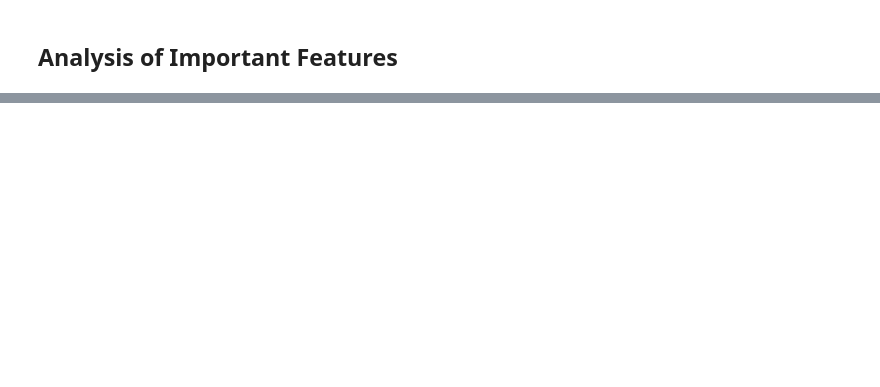
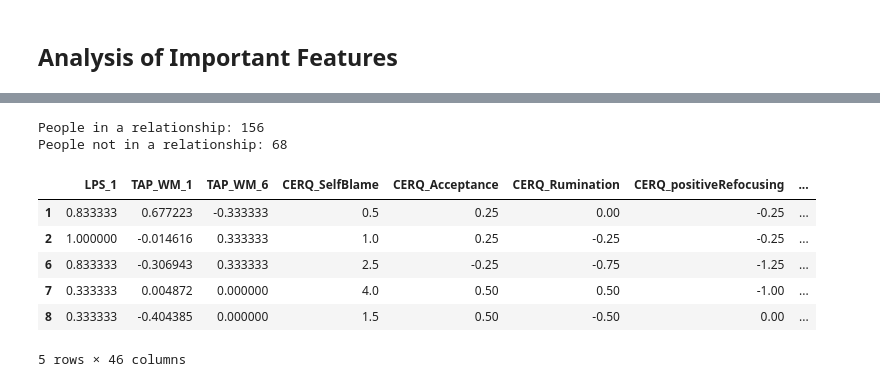
Before and after one commit to nicola1702/LEMON-Love-Predictor, a Jupyter notebook: code/model_training.ipynb, the cells around one changed output, grey strips where cells are left out. Cells and saved outputs as stored; diff of their text form; code cells hidden in the pictures; blank space fills up the shorter version.

```diff
--- a/code/model_training.ipynb
+++ b/code/model_training.ipynb
@@ -197,0 +295,12 @@ weighted average F1 Score: 0.6182245737801294
+# %%
+# Convert relationship_status column to a DataFrame
+relationship_df = pd.DataFrame(relationship_status["Relationship_Status"].values, columns=["Relationship_Status"])
+
+# Ensure the index of relationship_df matches merged_data_clean_scaled_dataframe
+relationship_df.index = merged_data_clean_scaled_dataframe.index
+
+# Append Relationship_Status as a new column
+merged_data_clean_scaled_dataframe["Relationship_Status"] = relationship_df
+
+# Verify if the column was added correctly
+print(merged_data_clean_scaled_dataframe.head())
@@ -197,0 +325,20 @@ weighted average F1 Score: 0.6182245737801294
+# %%
+# Split the dataset into two groups
+relationship_yes = merged_data_clean_scaled_dataframe[merged_data_clean_scaled_dataframe["Relationship_Status"] == 1]
+relationship_no = merged_data_clean_scaled_dataframe[merged_data_clean_scaled_dataframe["Relationship_Status"] == 0]
+
+# Check the shape of the two groups
+print(f"People in a relationship: {relationship_yes.shape[0]}")
+print(f"People not in a relationship: {relationship_no.shape[0]}")
+
+relationship_yes.head()
+# %% [output]
+People in a relationship: 156
+People not in a relationship: 68
+|  | LPS_1 | TAP_WM_1 | TAP_WM_6 | CERQ_SelfBlame | CERQ_Acceptance | CERQ_Rumination | CERQ_positiveRefocusing | ... |
+| 1 | 0.833333 | 0.677223 | -0.333333 | 0.5 | 0.25 | 0.00 | -0.25 | ... |
+| 2 | 1.000000 | -0.014616 | 0.333333 | 1.0 | 0.25 | -0.25 | -0.25 | ... |
+| 6 | 0.833333 | -0.306943 | 0.333333 | 2.5 | -0.25 | -0.75 | -1.25 | ... |
+| 7 | 0.333333 | 0.004872 | 0.000000 | 4.0 | 0.50 | 0.50 | -1.00 | ... |
+| 8 | 0.333333 | -0.404385 | 0.000000 | 1.5 | 0.50 | -0.50 | 0.00 | ... |
+5 rows × 46 columns
```
Also changed, not shown: parts of 13 cells of this notebook.
